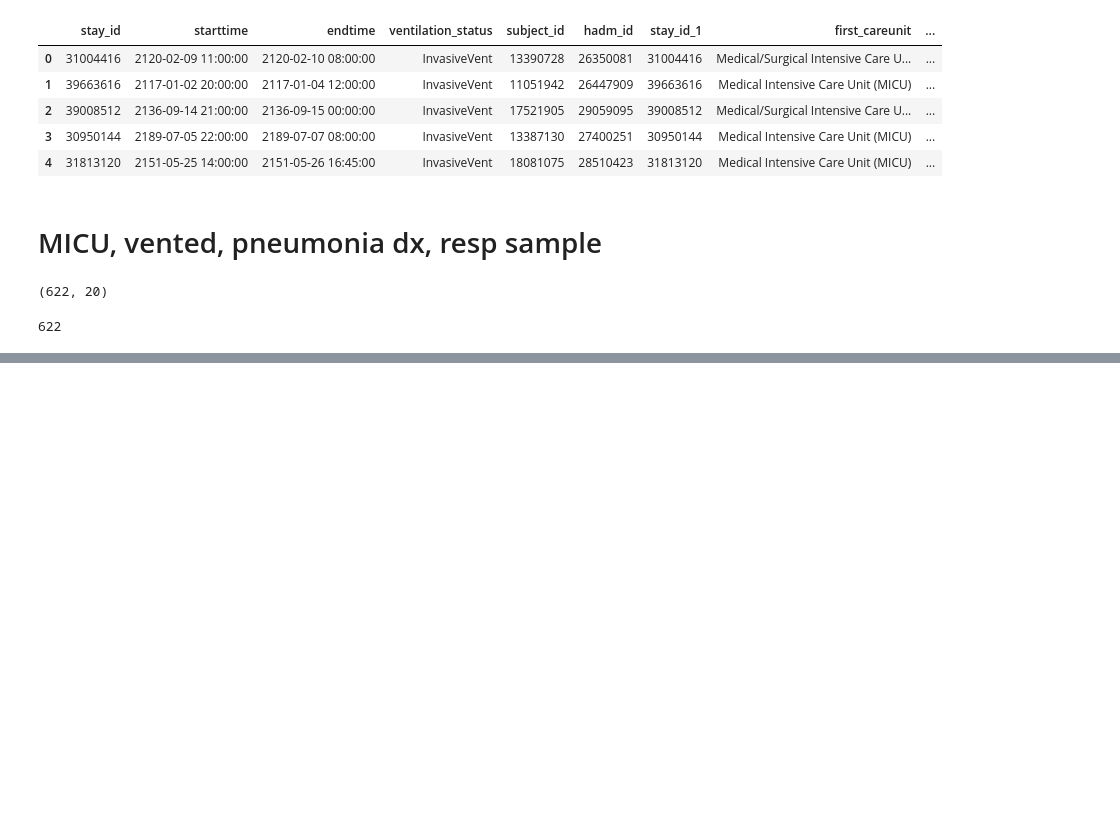
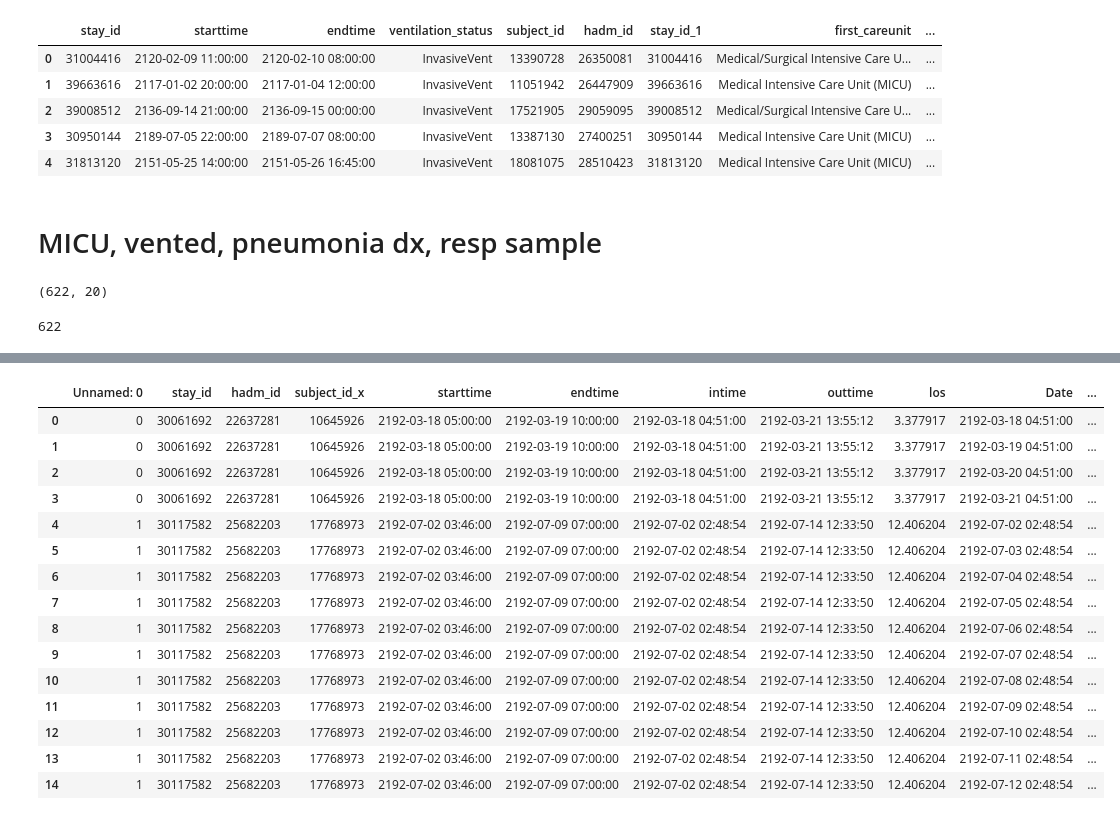
Before and after one commit to cloverbunny/mimic-iv, a Jupyter notebook: c14_combine_mimic_files3_20_22.ipynb, the cells around one changed output, grey strips where cells are left out. Saved outputs shown, nothing was run; the diff lists cells and outputs as text; code cells hidden in the pictures; blank space fills up the shorter version.

```diff
--- a/c14_combine_mimic_files3_20_22.ipynb
+++ b/c14_combine_mimic_files3_20_22.ipynb
@@ -246,0 +356,3 @@ len(micuventpneumoniasample.stay_id.unique())
+# %%
+pt3 = pd.read_csv("MIMIC/micuventpneumonia_byday3-25-22.csv")
+pt3.dtypes
@@ -246,0 +373,27 @@ len(micuventpneumoniasample.stay_id.unique())
+# %%
+pt3['starttime'] = pd.to_datetime(pt3.starttime)
+pt3['endtime'] = pd.to_datetime(pt3.endtime)
+pt3['Date'] = pd.to_datetime(pt3.Date)
+# %%
+pt3['vent_yn']=0
+# %%
+pt3.loc[(pt3.starttime.dt.day <= pt3.Date.dt.day)&(pt3.endtime.dt.day >= pt3.Date.dt.day), "vent_yn"] = 1
+# %%
+pt3.head(15)
+# %% [output]
+|  | Unnamed: 0 | stay_id | hadm_id | subject_id_x | starttime | endtime | intime | outtime | los | Date | ... |
+| 0 | 0 | 30061692 | 22637281 | 10645926 | 2192-03-18 05:00:00 | 2192-03-19 10:00:00 | 2192-03-18 04:51:00 | 2192-03-21 13:55:12 | 3.377917 | 2192-03-18 04:51:00 | ... |
+| 1 | 0 | 30061692 | 22637281 | 10645926 | 2192-03-18 05:00:00 | 2192-03-19 10:00:00 | 2192-03-18 04:51:00 | 2192-03-21 13:55:12 | 3.377917 | 2192-03-19 04:51:00 | ... |
+| 2 | 0 | 30061692 | 22637281 | 10645926 | 2192-03-18 05:00:00 | 2192-03-19 10:00:00 | 2192-03-18 04:51:00 | 2192-03-21 13:55:12 | 3.377917 | 2192-03-20 04:51:00 | ... |
+| 3 | 0 | 30061692 | 22637281 | 10645926 | 2192-03-18 05:00:00 | 2192-03-19 10:00:00 | 2192-03-18 04:51:00 | 2192-03-21 13:55:12 | 3.377917 | 2192-03-21 04:51:00 | ... |
+| 4 | 1 | 30117582 | 25682203 | 17768973 | 2192-07-02 03:46:00 | 2192-07-09 07:00:00 | 2192-07-02 02:48:54 | 2192-07-14 12:33:50 | 12.406204 | 2192-07-02 02:48:54 | ... |
+| 5 | 1 | 30117582 | 25682203 | 17768973 | 2192-07-02 03:46:00 | 2192-07-09 07:00:00 | 2192-07-02 02:48:54 | 2192-07-14 12:33:50 | 12.406204 | 2192-07-03 02:48:54 | ... |
+| 6 | 1 | 30117582 | 25682203 | 17768973 | 2192-07-02 03:46:00 | 2192-07-09 07:00:00 | 2192-07-02 02:48:54 | 2192-07-14 12:33:50 | 12.406204 | 2192-07-04 02:48:54 | ... |
+| 7 | 1 | 30117582 | 25682203 | 17768973 | 2192-07-02 03:46:00 | 2192-07-09 07:00:00 | 2192-07-02 02:48:54 | 2192-07-14 12:33:50 | 12.406204 | 2192-07-05 02:48:54 | ... |
+| 8 | 1 | 30117582 | 25682203 | 17768973 | 2192-07-02 03:46:00 | 2192-07-09 07:00:00 | 2192-07-02 02:48:54 | 2192-07-14 12:33:50 | 12.406204 | 2192-07-06 02:48:54 | ... |
+| 9 | 1 | 30117582 | 25682203 | 17768973 | 2192-07-02 03:46:00 | 2192-07-09 07:00:00 | 2192-07-02 02:48:54 | 2192-07-14 12:33:50 | 12.406204 | 2192-07-07 02:48:54 | ... |
+| 10 | 1 | 30117582 | 25682203 | 17768973 | 2192-07-02 03:46:00 | 2192-07-09 07:00:00 | 2192-07-02 02:48:54 | 2192-07-14 12:33:50 | 12.406204 | 2192-07-08 02:48:54 | ... |
+| 11 | 1 | 30117582 | 25682203 | 17768973 | 2192-07-02 03:46:00 | 2192-07-09 07:00:00 | 2192-07-02 02:48:54 | 2192-07-14 12:33:50 | 12.406204 | 2192-07-09 02:48:54 | ... |
+| 12 | 1 | 30117582 | 25682203 | 17768973 | 2192-07-02 03:46:00 | 2192-07-09 07:00:00 | 2192-07-02 02:48:54 | 2192-07-14 12:33:50 | 12.406204 | 2192-07-10 02:48:54 | ... |
+| 13 | 1 | 30117582 | 25682203 | 17768973 | 2192-07-02 03:46:00 | 2192-07-09 07:00:00 | 2192-07-02 02:48:54 | 2192-07-14 12:33:50 | 12.406204 | 2192-07-11 02:48:54 | ... |
+| 14 | 1 | 30117582 | 25682203 | 17768973 | 2192-07-02 03:46:00 | 2192-07-09 07:00:00 | 2192-07-02 02:48:54 | 2192-07-14 12:33:50 | 12.406204 | 2192-07-12 02:48:54 | ... |
```
Also changed, not shown: parts of 77 cells of this notebook.
